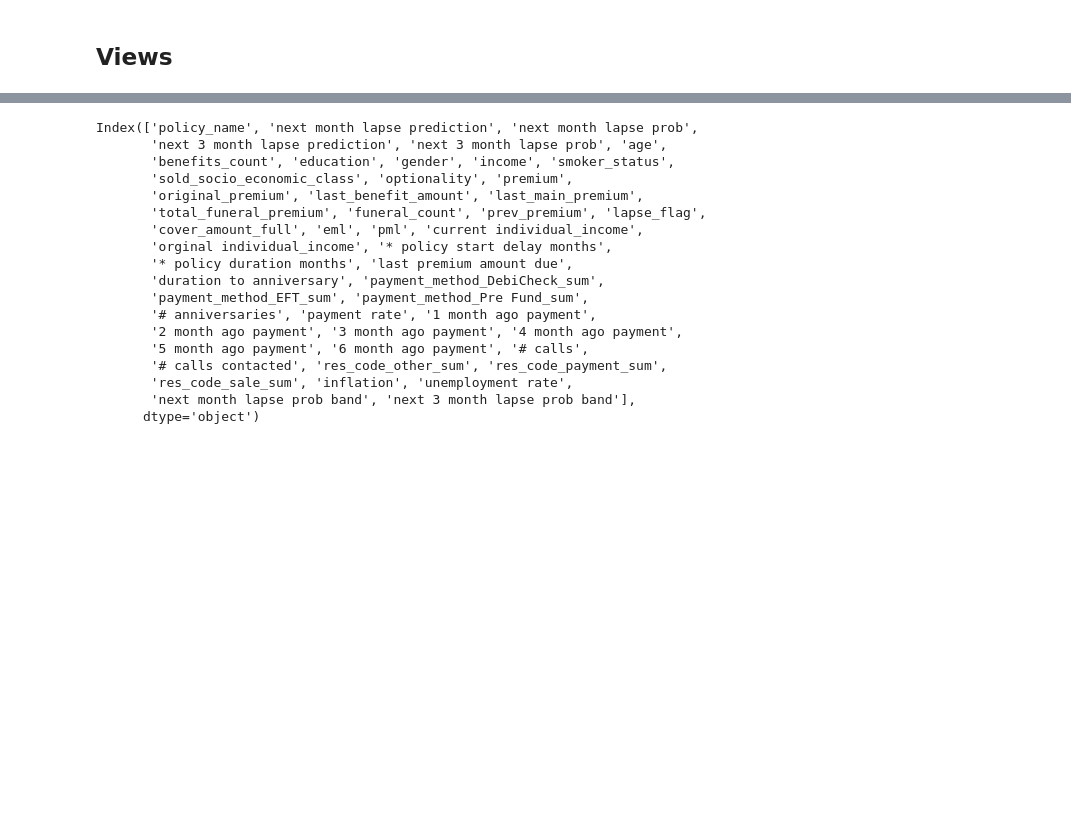
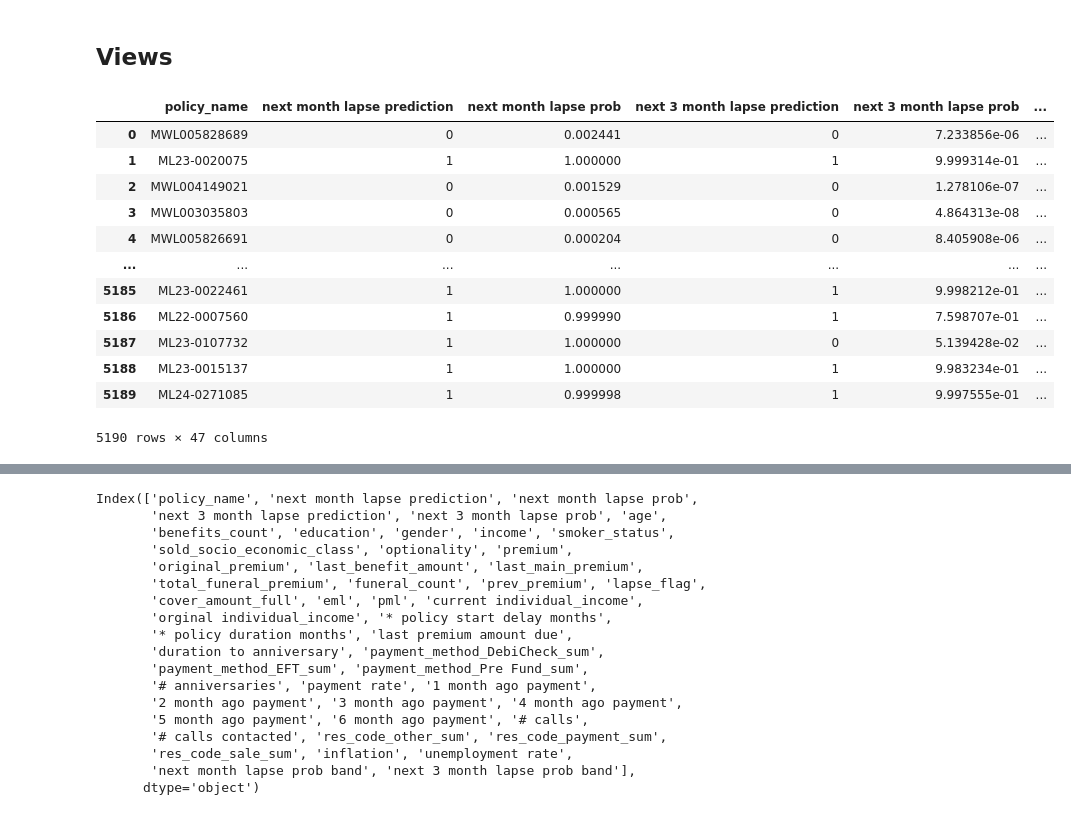
Before and after one commit to Christine-H-code/LapseRate_modeling, a Jupyter notebook: NearFuture/Near_Ftr_Lapse_Models.ipynb, the cells around one changed output, grey strips where cells are left out. Saved outputs shown, nothing was run; the diff lists cells and outputs as text; code cells hidden in the pictures; blank space fills up the shorter version.

```diff
--- a/NearFuture/Near_Ftr_Lapse_Models.ipynb
+++ b/NearFuture/Near_Ftr_Lapse_Models.ipynb
@@ -461,7 +460,7 @@ def data_prep(data, model_target):
 # %%
 def data_prep_scoring(data,model_features):
 
-    data.drop(columns=['Unnamed: 0','reason', 'policy_type', 'has_been_recaptured','securitygroup_id','# claims', 'res_code_QA_sum','res_code_claims_sum', 'res_code_update_sum'], inplace=True)
+    data.drop(columns=['Unnamed: 0', 'policy_type', 'has_been_recaptured', 'res_code_QA_sum','res_code_claims_sum', 'res_code_update_sum'], inplace=True)
 
     #imputing nulls
     fill_values = {
@@ -479,14 +478,13 @@ def data_prep_scoring(data,model_features):
     data_info.imputating_nulls(imp_dict=imp_dict)
     data=data_info.imputed_df
     data['original_premium'] = data['original_premium'].fillna(data['premium'])
-    data['prev_premium'] = data['prev_premium'].fillna(data['premium'])
 
     data = data[['policy_name','age', 'benefits_count', 'education',
        'gender', 'income', 'smoker_status', 'sold_socio_economic_class',
        'optionality', 'premium',
-        'original_premium','last_benefit_amount', 'last_main_premium',
+        'original_premium','last_benefit_amount',
        'total_funeral_premium', 'funeral_count',
-       'prev_premium','cover_amount_full',
+       'cover_amount_full',
         'eml', 'pml', 'current individual_income',
        'orginal individual_income',
        '* policy start delay months', '* policy duration months',
@@ -1040,24 +1080,38 @@ data_o=pd.DataFrame(pd.read_csv(path+"near_ftr_model_data.csv"))
 # %%
 data = multi_data_ops(file_list=[],df1=scored_data, df2=data_o)
 data.df_merged=data.merging(on='policy_name', how='inner', df_left=data.df1, df_right=data.df2,col_left=['policy_name','next month lapse prediction', 'next month lapse prob','next 3 month lapse prediction', 'next 3 month lapse prob'], col_right=['age', 'benefits_count', 'education',
            'gender', 'income', 'smoker_status', 'sold_socio_economic_class',
            'optionality', 'premium',
-            'original_premium','last_benefit_amount', 'last_main_premium',
+            'original_premium','last_benefit_amount',
            'total_funeral_premium', 'funeral_count',
            'prev_premium', 'lapse_flag', 'cover_amount_full',
             'eml', 'pml', 'current individual_income',
            'orginal individual_income',
            '* policy start delay months', '* policy duration months',
            'last premium amount due', 'duration to anniversary',
            'payment_method_DebiCheck_sum', 'payment_method_EFT_sum',
            'payment_method_Pre Fund_sum', '# anniversaries', 'payment rate',
            '1 month ago payment', '2 month ago payment', '3 month ago payment',
            '4 month ago payment', '5 month ago payment', '6 month ago payment',
             '# calls', '# calls contacted',
             'res_code_other_sum', 'res_code_payment_sum',
            'res_code_sale_sum', 'inflation',
            'unemployment rate','policy_name'])
 data.df_merged
+# %% [output]
+|  | policy_name | next month lapse prediction | next month lapse prob | next 3 month lapse prediction | next 3 month lapse prob | ... |
+| 0 | MWL005828689 | 0 | 0.002441 | 0 | 7.233856e-06 | ... |
+| 1 | ML23-0020075 | 1 | 1.000000 | 1 | 9.999314e-01 | ... |
+| 2 | MWL004149021 | 0 | 0.001529 | 0 | 1.278106e-07 | ... |
+| 3 | MWL003035803 | 0 | 0.000565 | 0 | 4.864313e-08 | ... |
+| 4 | MWL005826691 | 0 | 0.000204 | 0 | 8.405908e-06 | ... |
+| ... | ... | ... | ... | ... | ... | ... |
+| 5185 | ML23-0022461 | 1 | 1.000000 | 1 | 9.998212e-01 | ... |
+| 5186 | ML22-0007560 | 1 | 0.999990 | 1 | 7.598707e-01 | ... |
+| 5187 | ML23-0107732 | 1 | 1.000000 | 0 | 5.139428e-02 | ... |
+| 5188 | ML23-0015137 | 1 | 1.000000 | 1 | 9.983234e-01 | ... |
+| 5189 | ML24-0271085 | 1 | 0.999998 | 1 | 9.997555e-01 | ... |
+5190 rows × 47 columns
 # %%
 for t in ['next month lapse prob', 'next 3 month lapse prob']:
     ceilings = [0.0, 0.1,0.2,0.3001,0.4,0.5,0.6,0.7,0.8,0.9,1.05]
```
Also changed, not shown: parts of 19 cells of this notebook, 4 other files.
